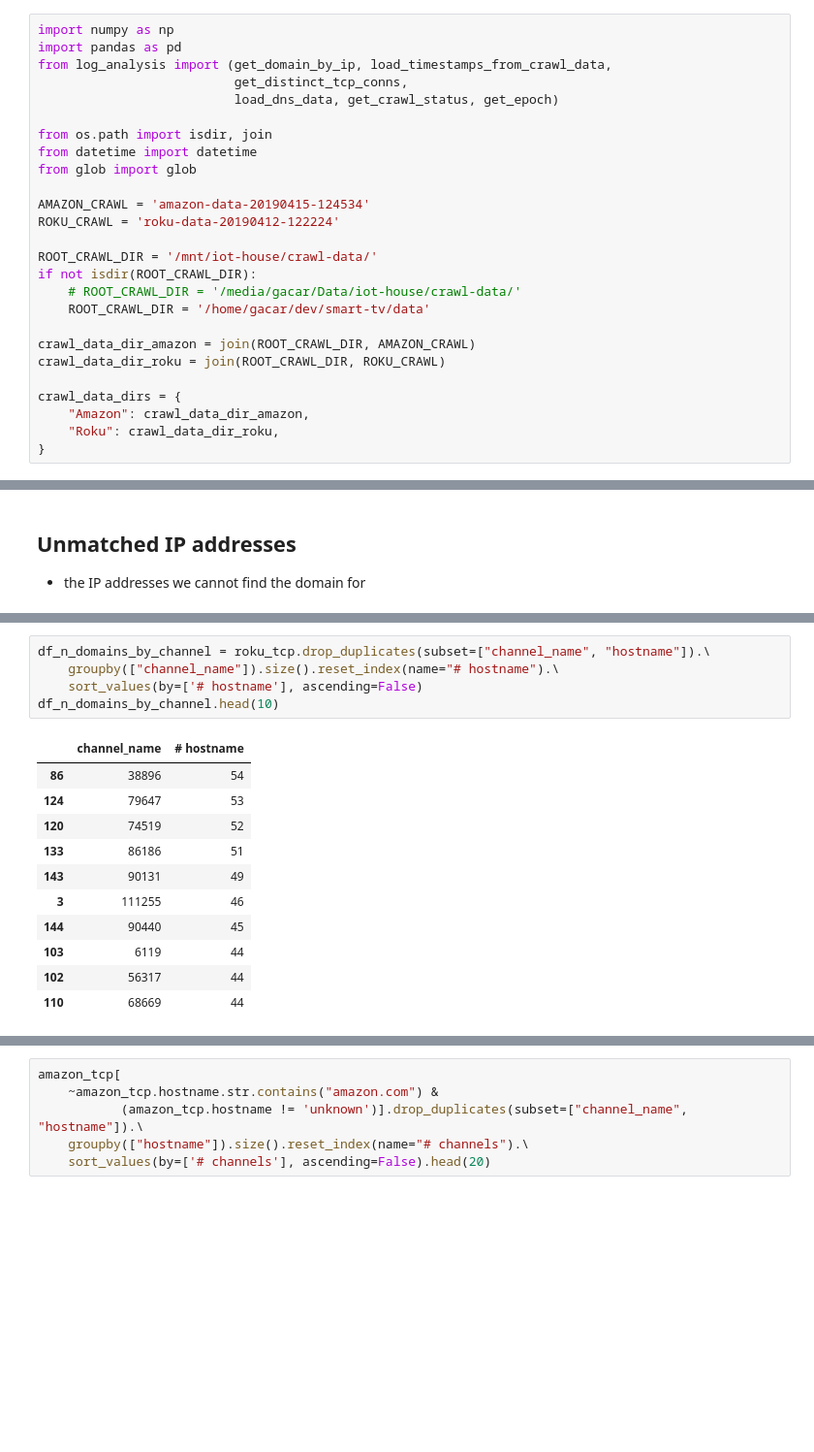
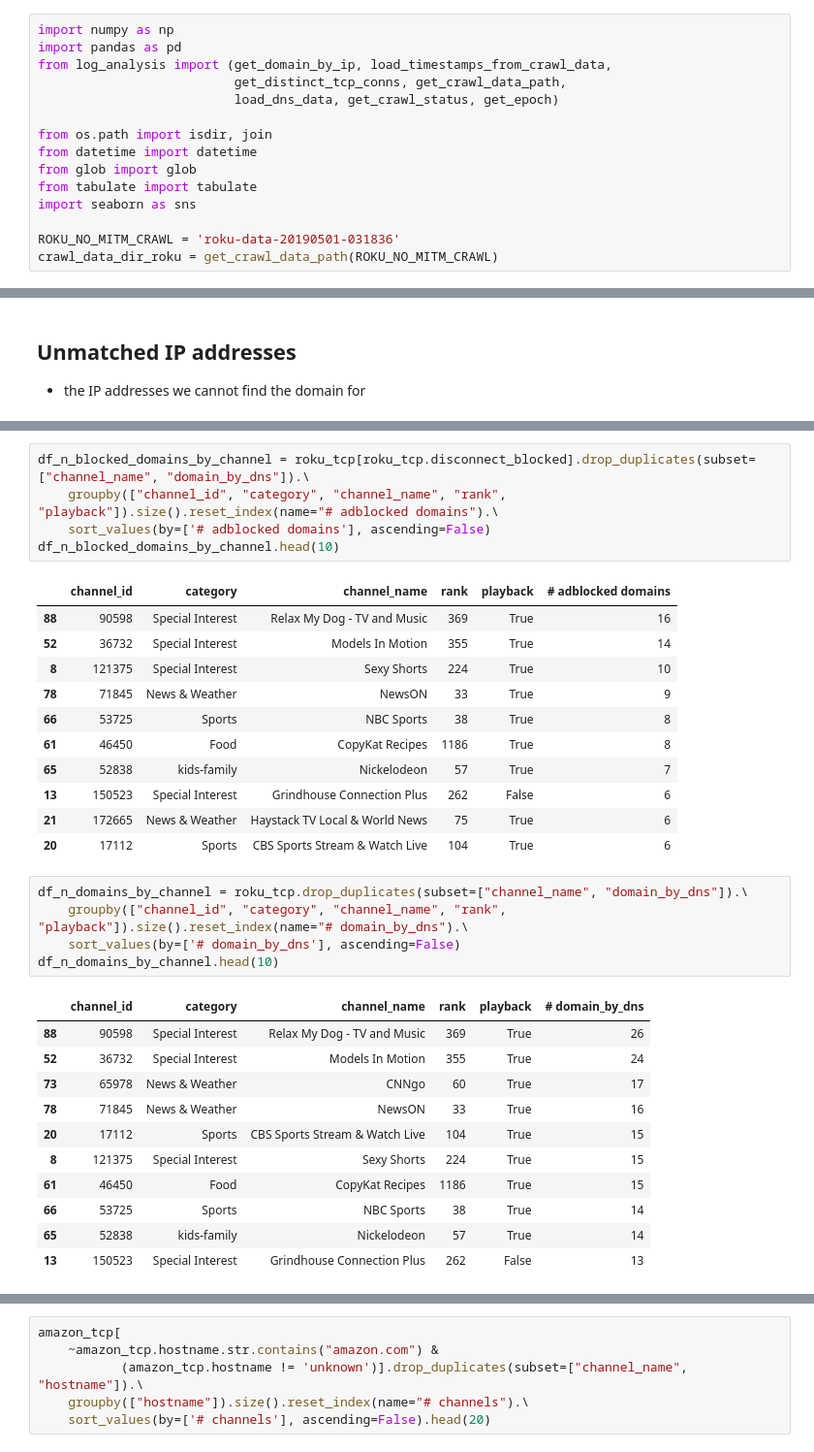
Before and after one commit to citp/ott-tracking, a Jupyter notebook: src/analysis/notebooks/TCP-Connections.ipynb, the cells around one changed output, grey strips where cells are left out. Shown at 97% size. Drawn from its saved outputs; the diff is of its cells as text; blank space fills up the shorter version.

```diff
--- a/src/analysis/notebooks/TCP-Connections.ipynb
+++ b/src/analysis/notebooks/TCP-Connections.ipynb
@@ -5,27 +5,16 @@
 import numpy as np
 import pandas as pd
 from log_analysis import (get_domain_by_ip, load_timestamps_from_crawl_data,
-                          get_distinct_tcp_conns,
+                          get_distinct_tcp_conns, get_crawl_data_path,
                           load_dns_data, get_crawl_status, get_epoch)
 
 from os.path import isdir, join
 from datetime import datetime
 from glob import glob
+from tabulate import tabulate
+import seaborn as sns
 
-AMAZON_CRAWL = 'amazon-data-20190415-124534'
-ROKU_CRAWL = 'roku-data-20190412-122224'
-
-ROOT_CRAWL_DIR = '/mnt/iot-house/crawl-data/'
-if not isdir(ROOT_CRAWL_DIR):
-    # ROOT_CRAWL_DIR = '/media/gacar/Data/iot-house/crawl-data/'
-    ROOT_CRAWL_DIR = '/home/gacar/dev/smart-tv/data'
-
-crawl_data_dir_amazon = join(ROOT_CRAWL_DIR, AMAZON_CRAWL)
-crawl_data_dir_roku = join(ROOT_CRAWL_DIR, ROKU_CRAWL)
-
-crawl_data_dirs = {
-    "Amazon": crawl_data_dir_amazon,
-    "Roku": crawl_data_dir_roku,
-}
+ROKU_NO_MITM_CRAWL = 'roku-data-20190501-031836'
+crawl_data_dir_roku = get_crawl_data_path(ROKU_NO_MITM_CRAWL)
 # %%
 roku_crawl_results = get_crawl_status(crawl_data_dir_roku)
@@ -170,17 +83,34 @@ amazon_tcp.hostname.nunique()
+# %%
+df_n_blocked_domains_by_channel = roku_tcp[roku_tcp.disconnect_blocked].drop_duplicates(subset=["channel_name", "domain_by_dns"]).\
+    groupby(["channel_id", "category", "channel_name", "rank", "playback"]).size().reset_index(name="# adblocked domains").\
+    sort_values(by=['# adblocked domains'], ascending=False)
+df_n_blocked_domains_by_channel.head(10)
+# %% [output]
+|  | channel_id | category | channel_name | rank | playback | # adblocked domains |
+| 88 | 90598 | Special Interest | Relax My Dog - TV and Music | 369 | True | 16 |
+| 52 | 36732 | Special Interest | Models In Motion | 355 | True | 14 |
+| 8 | 121375 | Special Interest | Sexy Shorts | 224 | True | 10 |
+| 78 | 71845 | News & Weather | NewsON | 33 | True | 9 |
+| 66 | 53725 | Sports | NBC Sports | 38 | True | 8 |
+| 61 | 46450 | Food | CopyKat Recipes | 1186 | True | 8 |
+| 65 | 52838 | kids-family | Nickelodeon | 57 | True | 7 |
+| 13 | 150523 | Special Interest | Grindhouse Connection Plus | 262 | False | 6 |
+| 21 | 172665 | News & Weather | Haystack TV Local & World News | 75 | True | 6 |
+| 20 | 17112 | Sports | CBS Sports Stream & Watch Live | 104 | True | 6 |
 # %%
-df_n_domains_by_channel = roku_tcp.drop_duplicates(subset=["channel_name", "hostname"]).\
-    groupby(["channel_name"]).size().reset_index(name="# hostname").\
-    sort_values(by=['# hostname'], ascending=False)
+df_n_domains_by_channel = roku_tcp.drop_duplicates(subset=["channel_name", "domain_by_dns"]).\
+    groupby(["channel_id", "category", "channel_name", "rank", "playback"]).size().reset_index(name="# domain_by_dns").\
+    sort_values(by=['# domain_by_dns'], ascending=False)
 df_n_domains_by_channel.head(10)
 # %% [output]
-|  | channel_name | # hostname |
-| 86 | 38896 | 54 |
-| 124 | 79647 | 53 |
-| 120 | 74519 | 52 |
-| 133 | 86186 | 51 |
-| 143 | 90131 | 49 |
-| 3 | 111255 | 46 |
-| 144 | 90440 | 45 |
-| 103 | 6119 | 44 |
-| 102 | 56317 | 44 |
-| 110 | 68669 | 44 |
+|  | channel_id | category | channel_name | rank | playback | # domain_by_dns |
+| 88 | 90598 | Special Interest | Relax My Dog - TV and Music | 369 | True | 26 |
+| 52 | 36732 | Special Interest | Models In Motion | 355 | True | 24 |
+| 73 | 65978 | News & Weather | CNNgo | 60 | True | 17 |
+| 78 | 71845 | News & Weather | NewsON | 33 | True | 16 |
+| 20 | 17112 | Sports | CBS Sports Stream & Watch Live | 104 | True | 15 |
+| 8 | 121375 | Special Interest | Sexy Shorts | 224 | True | 15 |
+| 61 | 46450 | Food | CopyKat Recipes | 1186 | True | 15 |
+| 66 | 53725 | Sports | NBC Sports | 38 | True | 14 |
+| 65 | 52838 | kids-family | Nickelodeon | 57 | True | 14 |
+| 13 | 150523 | Special Interest | Grindhouse Connection Plus | 262 | False | 13 |
```
Also changed, not shown: parts of 34 cells of this notebook, 3 other files.
